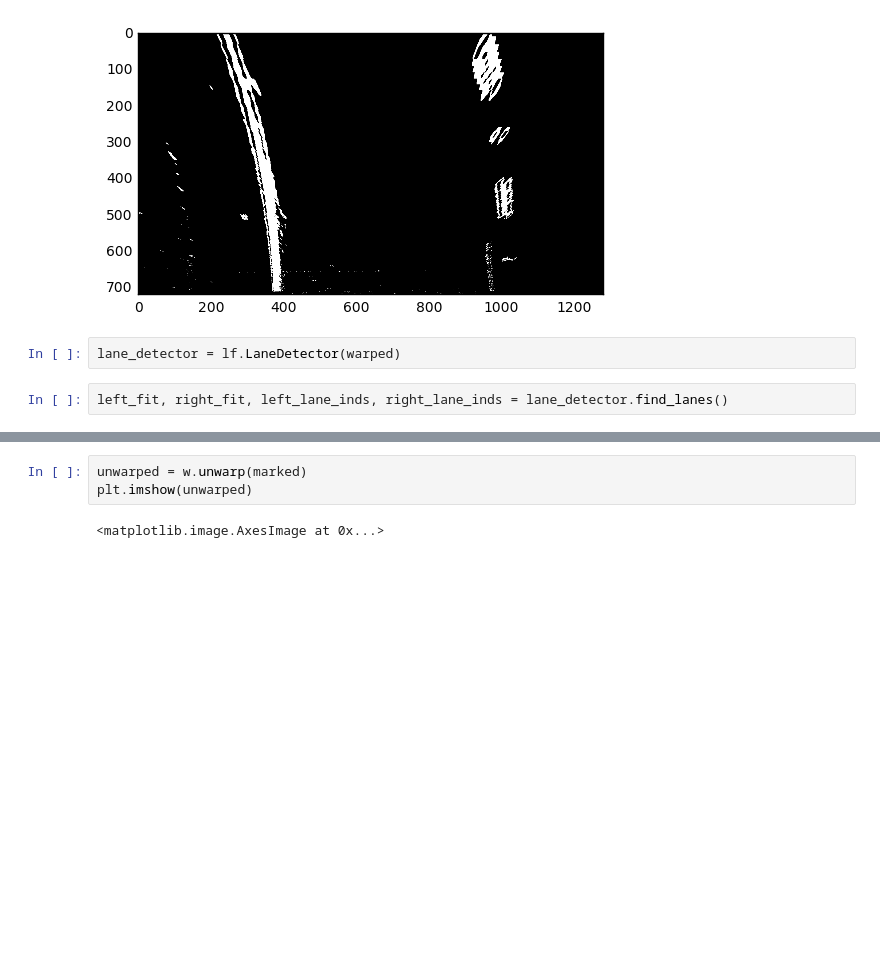
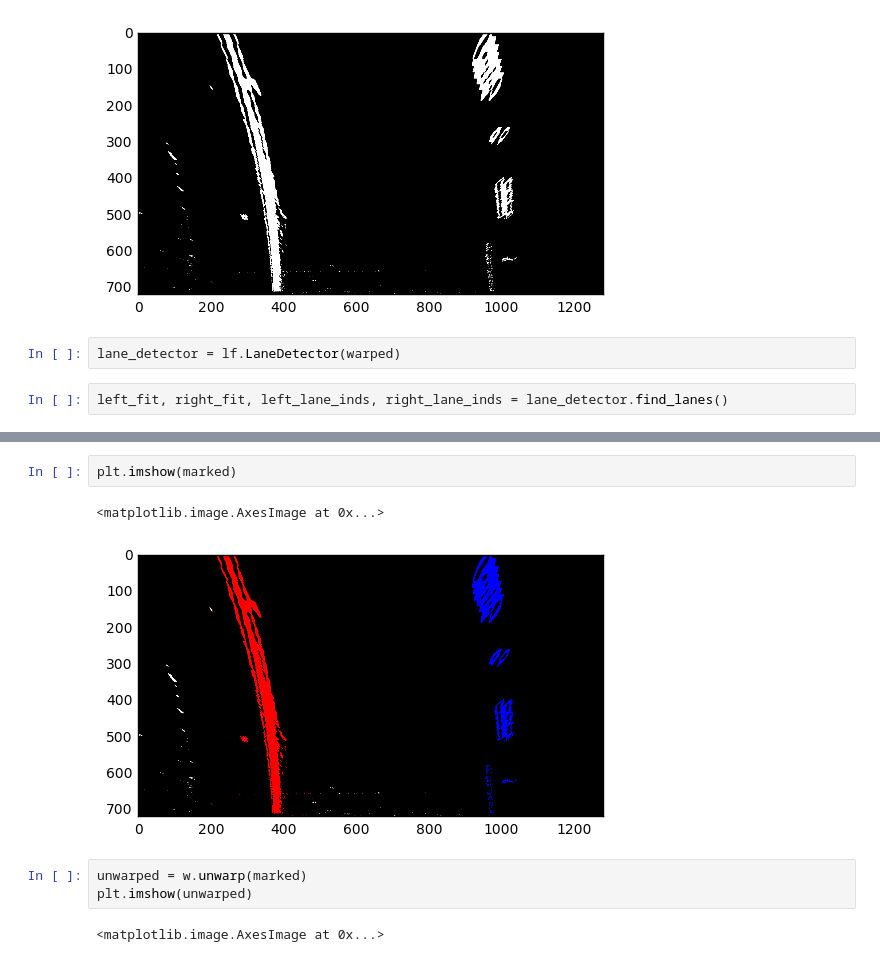
Before and after one commit to tadasdanielius/CarND-Advanced-Lane-Lines, a Jupyter notebook: workbook.ipynb, the cells around one changed output, grey strips where cells are left out. Saved outputs shown, nothing was run; the diff lists cells and outputs as text; blank space fills up the shorter version.

```diff
--- a/workbook.ipynb
+++ b/workbook.ipynb
@@ -41,3 +41,8 @@ marked = lf.plot_lanes(warped, left_fit, right_fit, left_lane_inds, right_lane_i
+# %%
+plt.imshow(marked)
+# %% [output]
+<matplotlib.image.AxesImage at 0x...>
+[figure, added]
 # %%
 unwarped = w.unwarp(marked)
 plt.imshow(unwarped)
```
Also changed, not shown: parts of 1 cell of this notebook, 2 other files.
